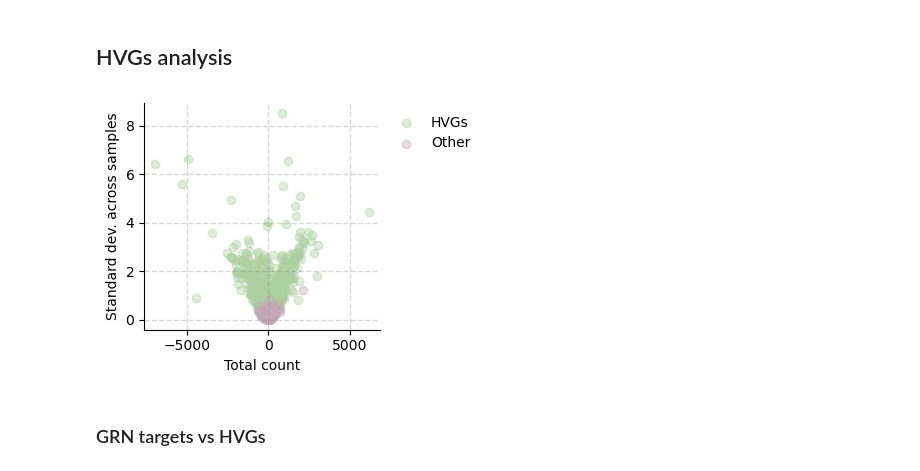
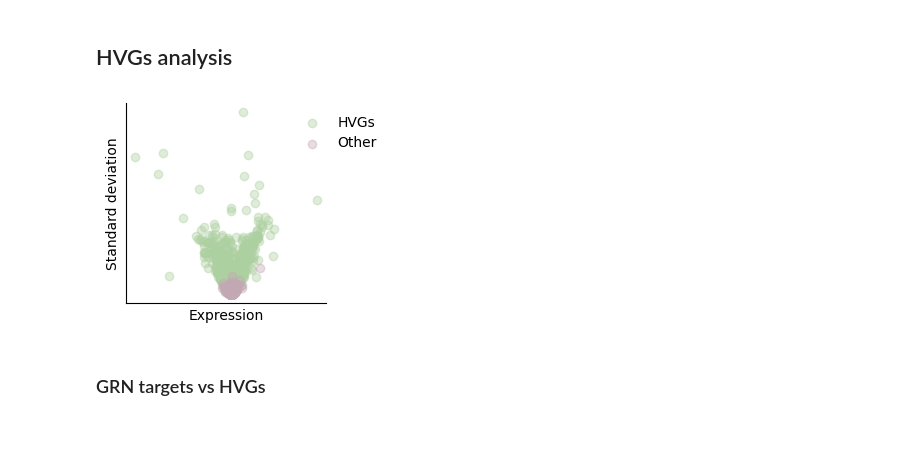
Before and after one commit to janursa/grn_benchmark, a Jupyter notebook: notebooks/main.ipynb, the cells around one changed output. Drawn from its saved outputs; the diff is of its cells as text; code cells hidden in the pictures; blank space fills up the shorter version.

```diff
--- a/notebooks/main.ipynb
+++ b/notebooks/main.ipynb
@@ -929,31 +929,34 @@ hvgs_sce = np.loadtxt( f'{work_dir}/benchmark/hvgs.txt', dtype=str)
 # %%
 genes = hvgs_sce
 bulk_adata.X = bulk_adata.layers['scgen_pearson']
-fig, ax = plt.subplots(1, 1, figsize=(4, 3), sharey=False)
+fig, ax = plt.subplots(1, 1, figsize=(3, 2.5), sharey=False)
 var = bulk_adata.var
 var['sum'] = bulk_adata.X.sum(axis=0)
 var['std'] = bulk_adata.X.std(axis=0)
 mask = var.index.isin(genes)
 ax.scatter(var['sum'][mask], var['std'][mask], label='HVGs', alpha=0.4, color='#add0a0')
 ax.scatter(var['sum'][~mask], var['std'][~mask], label='Other', alpha=0.4, color='#c4a8b5')
 
 
-ax.set_ylabel('Standard dev. across samples')
-ax.set_xlabel('Total count')
+ax.set_ylabel('Standard deviation')
+ax.set_xlabel('Expression')
 # ax.set_xscale('log')
 # ax.set_yscale('log')
 
-ax.grid(alpha=0.3, linestyle='--', linewidth=1, color='grey')
 
 for side in ['right', 'top']:
     ax.spines[side].set_visible(False)
+ax.set_xticks([])
+ax.set_yticks([])
+# ax.grid(alpha=0.3, linestyle='--', linewidth=1, color='grey')
 
-ax.legend(title='', loc='upper left', bbox_to_anchor=(1, 1), frameon=False)
+
+ax.legend(title='', loc='upper left', bbox_to_anchor=(.8, 1), frameon=False)
 
 plt.tight_layout()
 fig.savefig(f'{work_dir}/benchmark/figs/hvgs_sum_std.png', dpi=150, transparent=True)
 # %% [output]
-[figure, old version]
+[figure, new version]
 # %% [markdown]
 ### GRN targets vs HVGs
 # %%
```
Also changed, not shown: parts of 9 cells of this notebook, 5 other files.
